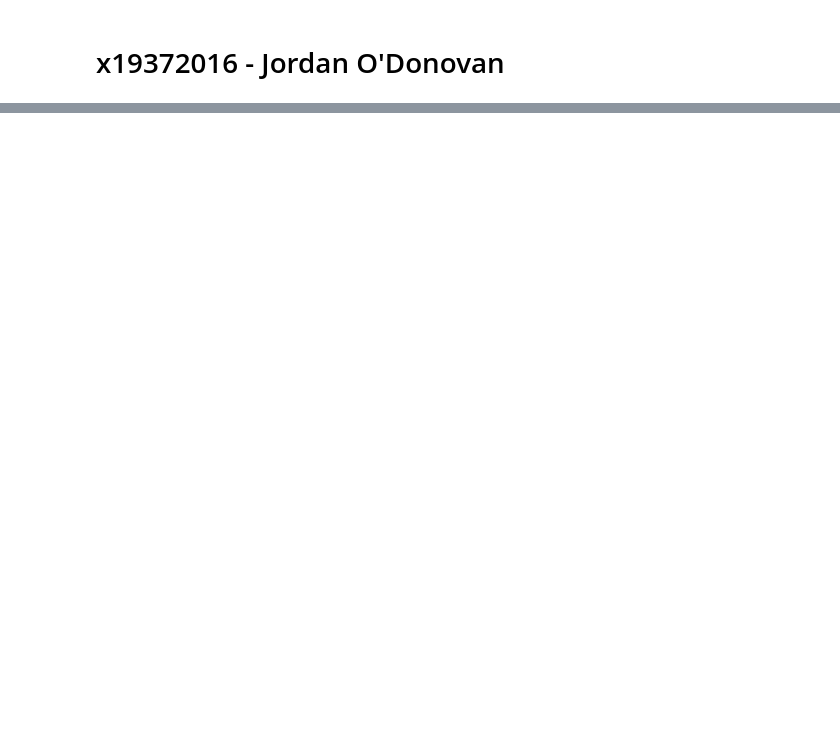
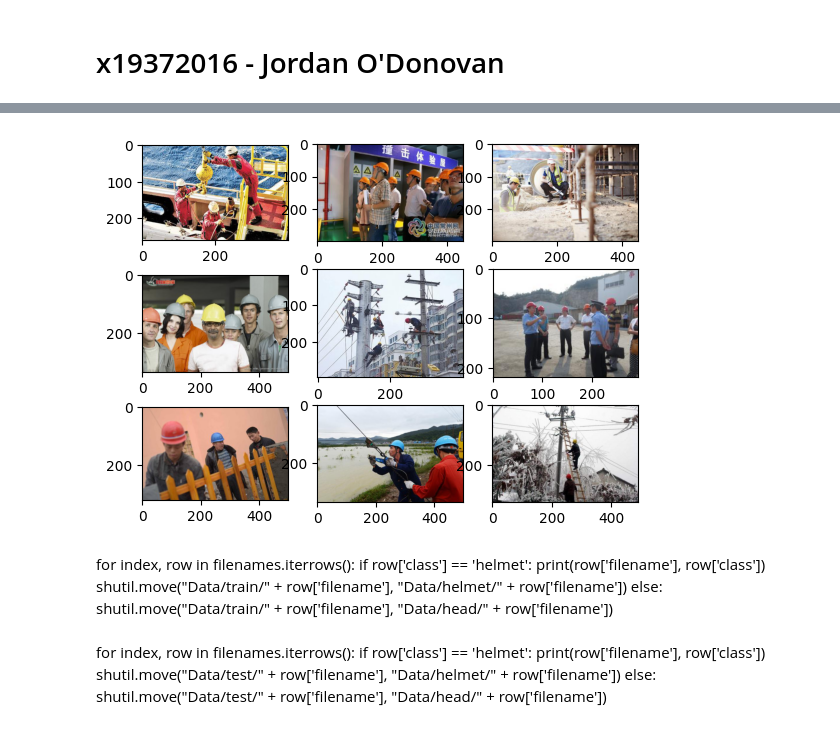
Before and after one commit to jordanodonovan/neural_networks_project, a Jupyter notebook: neural_networks_project_x19372016.ipynb, the cells around one changed output, grey strips where cells are left out. Cells and saved outputs as stored; diff of their text form; code cells hidden in the pictures; blank space fills up the shorter version.

```diff
--- a/neural_networks_project_x19372016.ipynb
+++ b/neural_networks_project_x19372016.ipynb
@@ -13,0 +146,14 @@ import skimage
+# %%
+for i in range(9):
+ # define subplot
+ plt.subplot(330 + 1 + i)
+ # define filename
+ filename = images.filename[0+i]
+ # load image pixels
+ image = imread('Data/train/' +filename)
+ # plot raw pixel data
+ plt.imshow(image)
+# show the figure
+plt.show()
+# %% [output]
+[figure, added]
@@ -13,0 +162,7 @@ import skimage
+# %% [markdown]
+for index, row in filenames.iterrows():
+    if row['class'] == 'helmet':
+        print(row['filename'], row['class'])
+        shutil.move("Data/train/" + row['filename'], "Data/helmet/" + row['filename'])
+    else:
+        shutil.move("Data/train/" + row['filename'], "Data/head/" + row['filename'])
@@ -14,2 +171,9 @@ import skimage
+# %% [markdown]
+for index, row in filenames.iterrows():
+    if row['class'] == 'helmet':
+        print(row['filename'], row['class'])
+        shutil.move("Data/test/" + row['filename'], "Data/helmet/" + row['filename'])
+    else:
+        shutil.move("Data/test/" + row['filename'], "Data/head/" + row['filename'])
 # %%
 model = Sequential()
```
Also changed, not shown: parts of 123 cells of this notebook.
